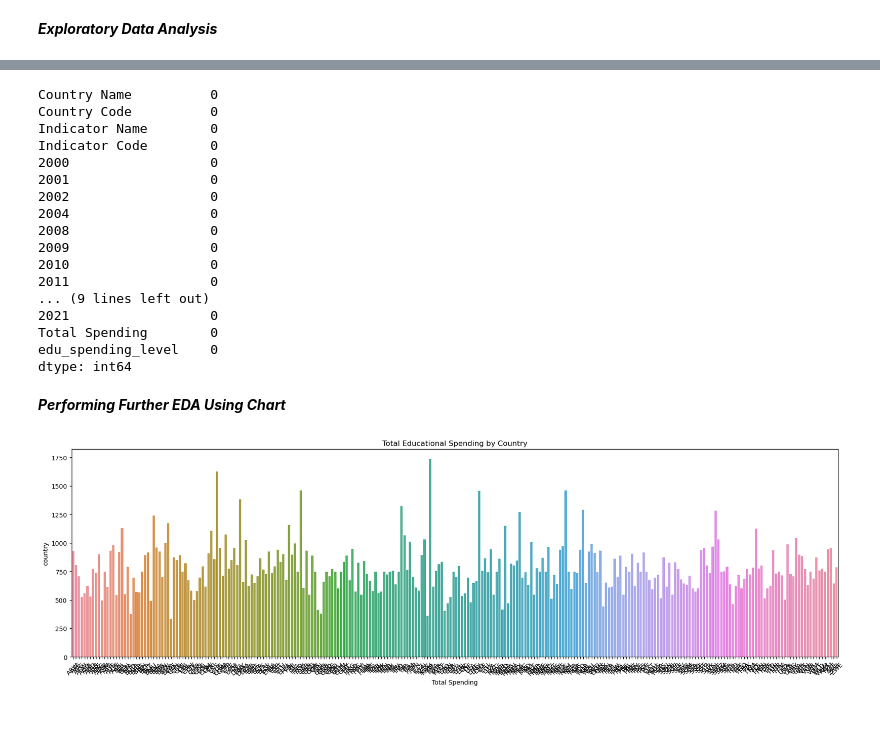
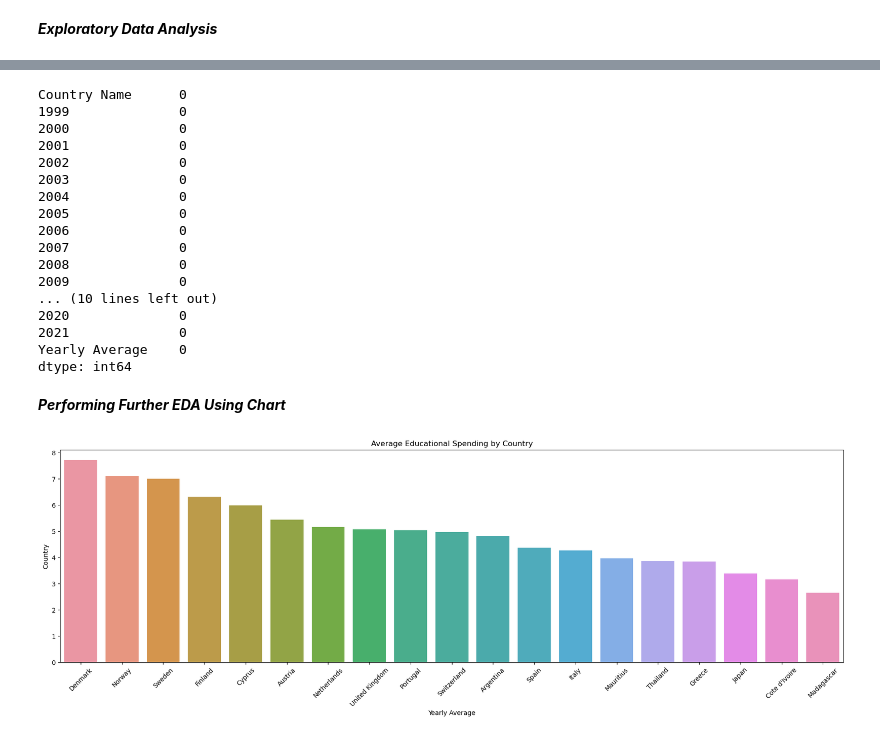
Before and after one commit to Gracious-Ogbeme/Panda-Premiere-Project, a Jupyter notebook: pandas_project_1.ipynb, the cells around one changed output, grey strips where cells are left out. Saved outputs shown, nothing was run; the diff lists cells and outputs as text; code cells hidden in the pictures.

```diff
--- a/pandas_project_1.ipynb
+++ b/pandas_project_1.ipynb
@@ -7,7 +8,7 @@ import pandas as pd
 import matplotlib.pyplot as plt
 import seaborn as sns
 # %%
-data = pd.read_csv("Education_Spending_cleaned_data.csv")
+data = pd.read_excel("Clean Dataset.xlsx")
 # %% [markdown]
 ***Exploratory Data Analysis***
 # %%
@@ -24,0 +31,3 @@ data.head()
+# %%
+years = data.columns[1:]
+years
@@ -25,9 +39,4 @@ data.head()
 # %%
-#Adding new column that sum the total spending from 2000 to 2021
+# Add yearly average as a new column to the dataframe
 
-Total_Spending = data.iloc[:, 4:].sum(axis=1)
-
-# Add total spending as a new column to the dataframe
-
-data['Total Spending'] = Total_Spending
-data.head()
+data['Yearly Average'] = data.loc[:, years].mean(axis=1)
@@ -80,38 +99,37 @@ data.describe()
 
 data.isnull().sum()
 # %% [output]
-Country Name          0
-Country Code          0
-Indicator Name        0
-Indicator Code        0
-2000                  0
-2001                  0
-2002                  0
-2004                  0
-2008                  0
-2009                  0
-2010                  0
-2011                  0
-... (9 lines left out)
-2021                  0
-Total Spending        0
-edu_spending_level    0
+Country Name      0
+1999              0
+2000              0
+2001              0
+2002              0
+2003              0
+2004              0
+2005              0
+2006              0
+2007              0
+2008              0
+2009              0
+... (10 lines left out)
+2020              0
+2021              0
+Yearly Average    0
 dtype: int64
 # %% [markdown]
 ***Performing Further EDA Using Chart***
 # %%
 # Visualiazion of the total spending by country
 
 plt.figure(figsize=(22, 6))
-sns.barplot(data=data, x='Country Code', y='Total Spending')
-plt.title('Total Educational Spending by Country')
-plt.ylabel('country')
-plt.xlabel('Total Spending')
-plt.xticks( rotation=45)
-
+sns.barplot(data=data, x='Country Name', y='Yearly Average', order=data.sort_values('Yearly Average', ascending=False)['Country Name'])
+plt.title('Average Educational Spending by Country')
+plt.ylabel('Country')
+plt.xlabel('Yearly Average')
+plt.xticks(rotation=45)
 plt.show()
 # %% [output]
-[figure, old version]
+[figure, new version]
 # %%
 # Heatmap of spending across all years
 
```
Also changed, not shown: parts of 21 cells of this notebook, 1 other file.
